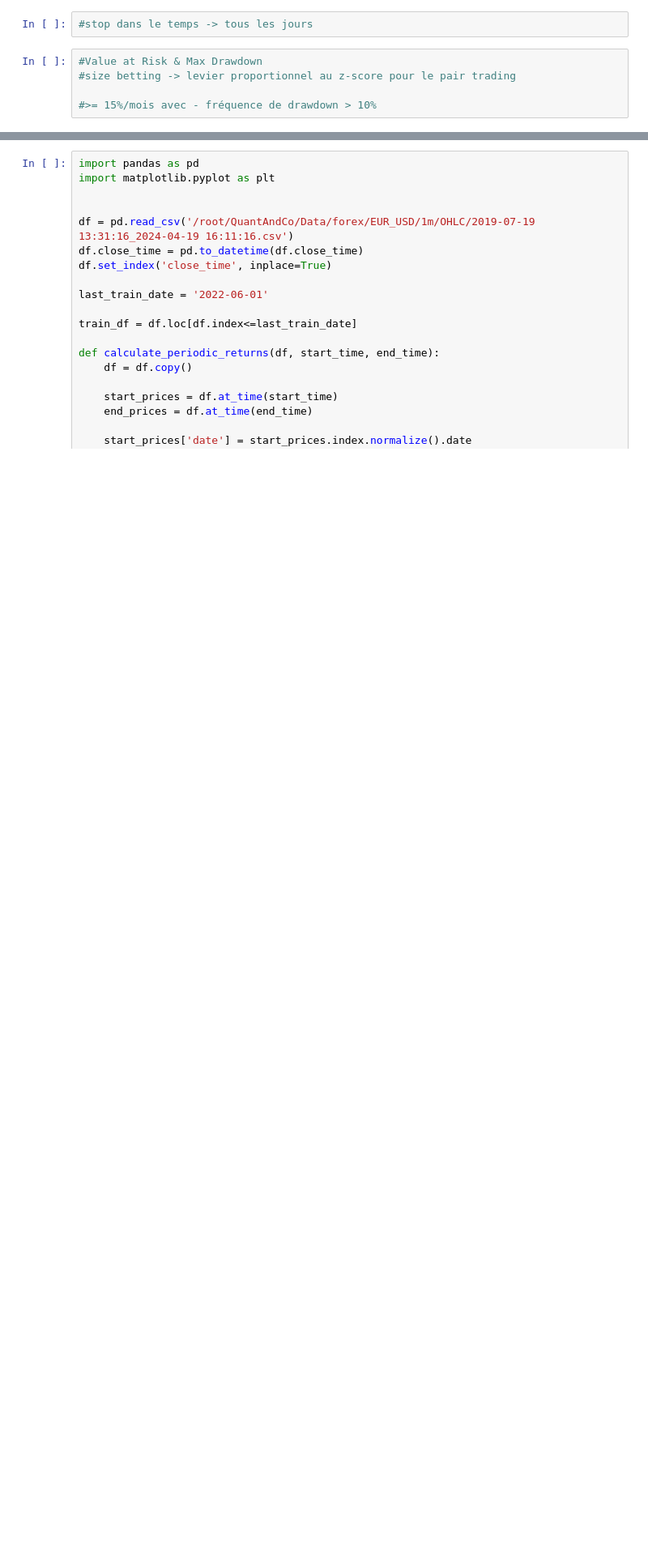
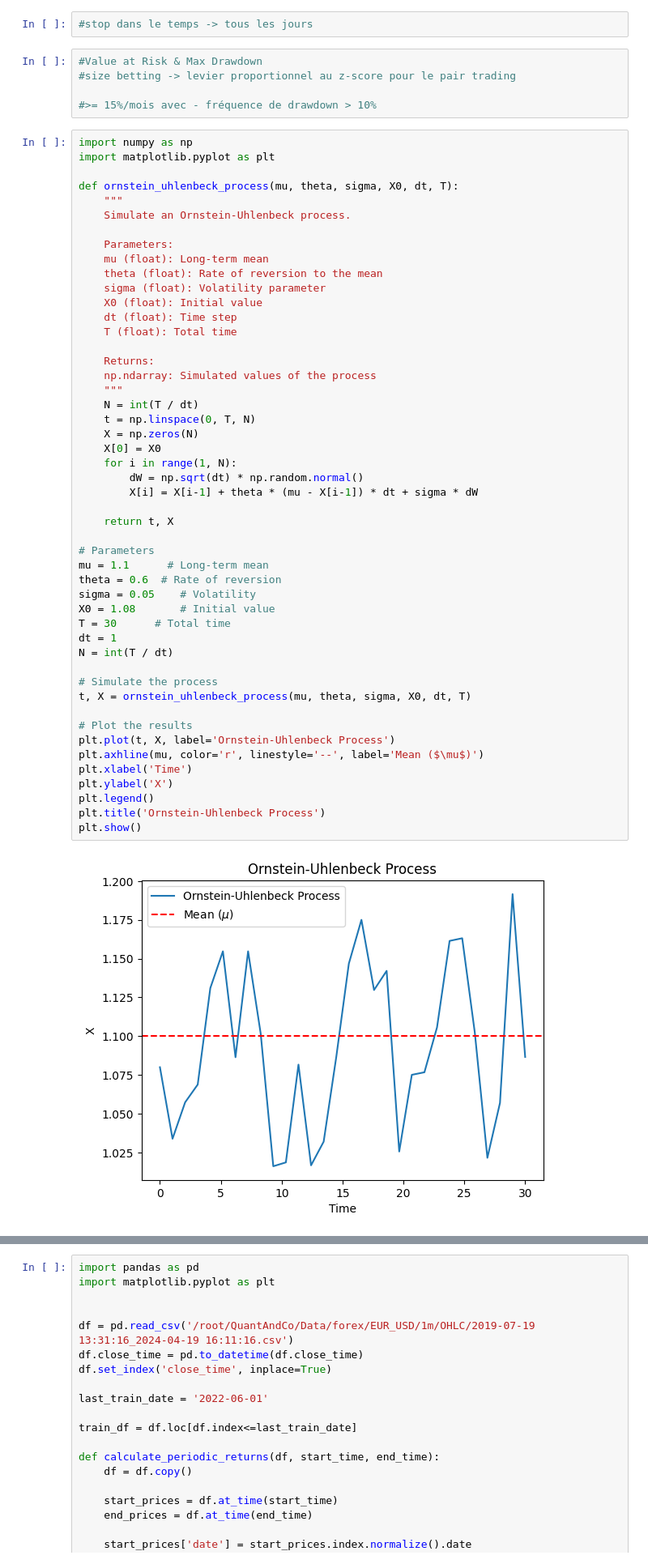
Before and after one commit to vtroude/QuantAndCo, a Jupyter notebook: Research/Forex_MeanReversion.ipynb, the cells around one changed output, grey strips where cells are left out. Shown at 81% size. Cells and saved outputs as stored; diff of their text form; blank space fills up the shorter version.

```diff
--- a/Research/Forex_MeanReversion.ipynb
+++ b/Research/Forex_MeanReversion.ipynb
@@ -294,3 +160,54 @@ See the caveats in the documentation: https://pandas.pydata.org/pandas-docs/stab
 #size betting -> levier proportionnel au z-score pour le pair trading
 
 #>= 15%/mois avec - fréquence de drawdown > 10%
+# %%
+import numpy as np
+import matplotlib.pyplot as plt
+
+def ornstein_uhlenbeck_process(mu, theta, sigma, X0, dt, T):
+    """
+    Simulate an Ornstein-Uhlenbeck process.
+
+    Parameters:
+    mu (float): Long-term mean
+    theta (float): Rate of reversion to the mean
+    sigma (float): Volatility parameter
+    X0 (float): Initial value
+    dt (float): Time step
+    T (float): Total time
+
+    Returns:
+    np.ndarray: Simulated values of the process
+    """
+    N = int(T / dt)
+    t = np.linspace(0, T, N)
+    X = np.zeros(N)
+    X[0] = X0
+    for i in range(1, N):
+        dW = np.sqrt(dt) * np.random.normal()
+        X[i] = X[i-1] + theta * (mu - X[i-1]) * dt + sigma * dW
+
+    return t, X
+
+# Parameters
+mu = 1.1      # Long-term mean
+theta = 0.6  # Rate of reversion
+sigma = 0.05    # Volatility
+X0 = 1.08       # Initial value
+T = 30      # Total time
+dt = 1
+N = int(T / dt)
+
+# Simulate the process
+t, X = ornstein_uhlenbeck_process(mu, theta, sigma, X0, dt, T)
+
+# Plot the results
+plt.plot(t, X, label='Ornstein-Uhlenbeck Process')
+plt.axhline(mu, color='r', linestyle='--', label='Mean ($\mu$)')
+plt.xlabel('Time')
+plt.ylabel('X')
+plt.legend()
+plt.title('Ornstein-Uhlenbeck Process')
+plt.show()
+# %% [output]
+[figure, added]
```
Also changed, not shown: parts of 19 cells of this notebook, 4 other files.
